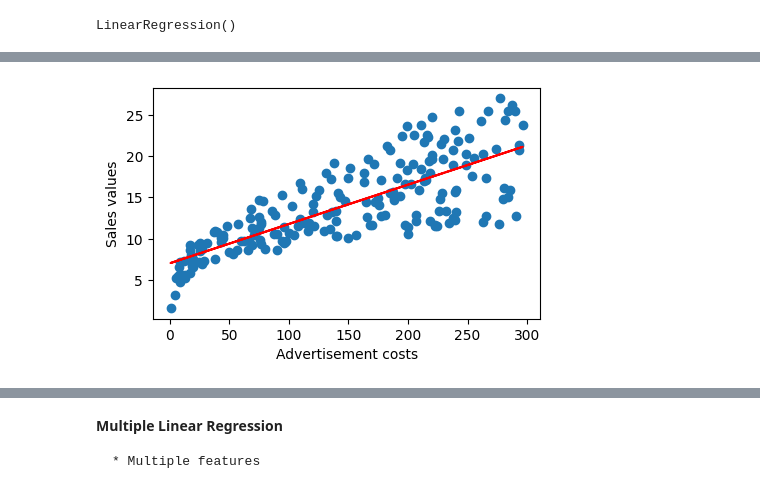
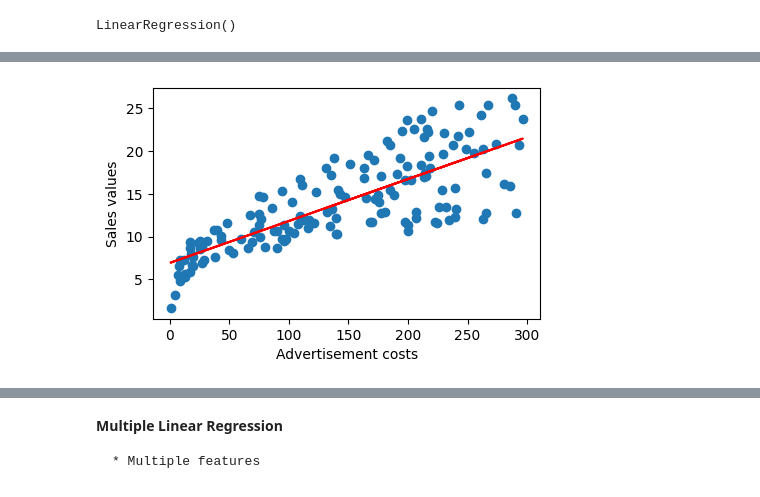
Before and after one commit to bipulshahi/polytechnic_barh, a Jupyter notebook: Python_ML_3.ipynb, the cells around one changed output, grey strips where cells are left out. Saved outputs shown, nothing was run; the diff lists cells and outputs as text; code cells hidden in the pictures.

```diff
--- a/Python_ML_3.ipynb
+++ b/Python_ML_3.ipynb
@@ -135,15 +170,15 @@ dtype: float64
 # %%
 plt.figure(figsize=(5,3))
 
-plt.scatter(X,y)
+plt.scatter(xtrain,ytrain)
 
-plt.plot(X,Yp,'r')
+plt.plot(xtrain,ytrainPred,'r')
 
 plt.xlabel('Advertisement costs')
 plt.ylabel('Sales values')
 plt.show()
 # %% [output]
-[figure, old version]
+[figure, new version]
 # %%
 tv_expense = 56.5
 
```
Also changed, not shown: parts of 12 cells of this notebook.
